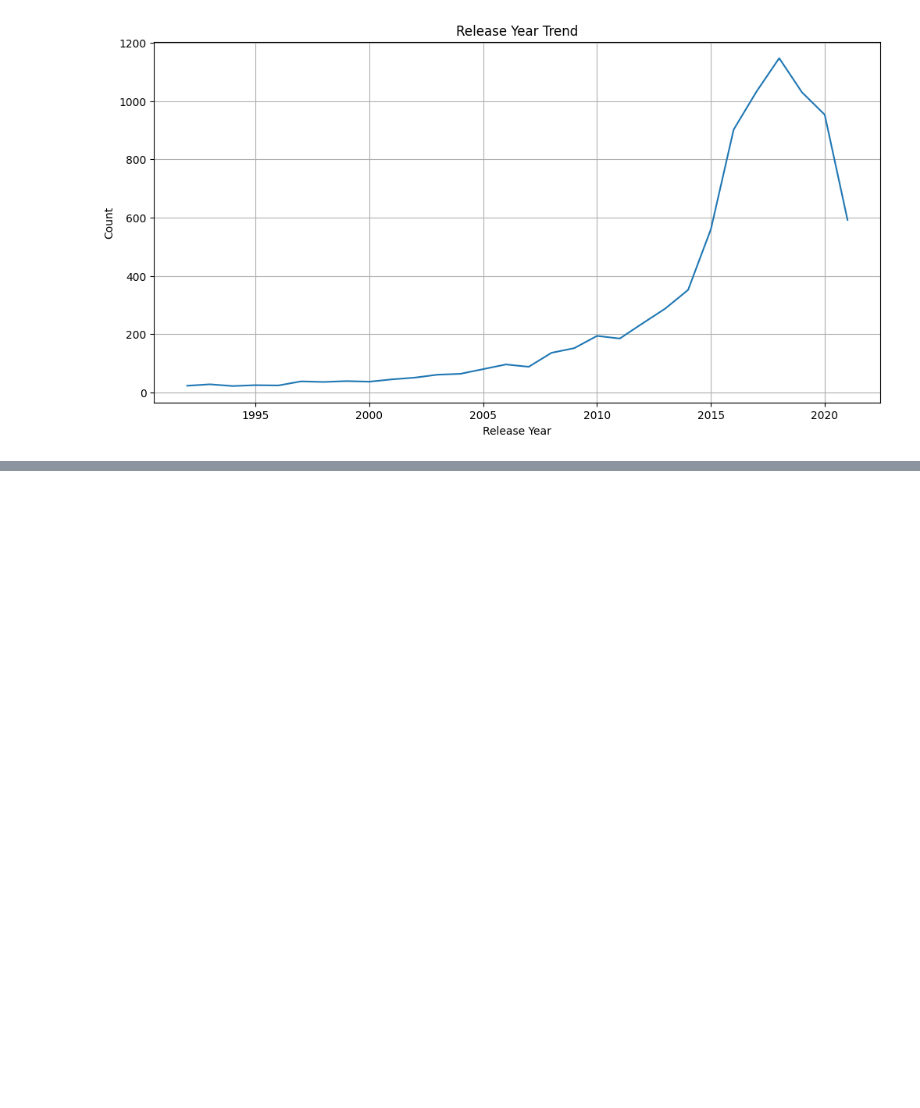
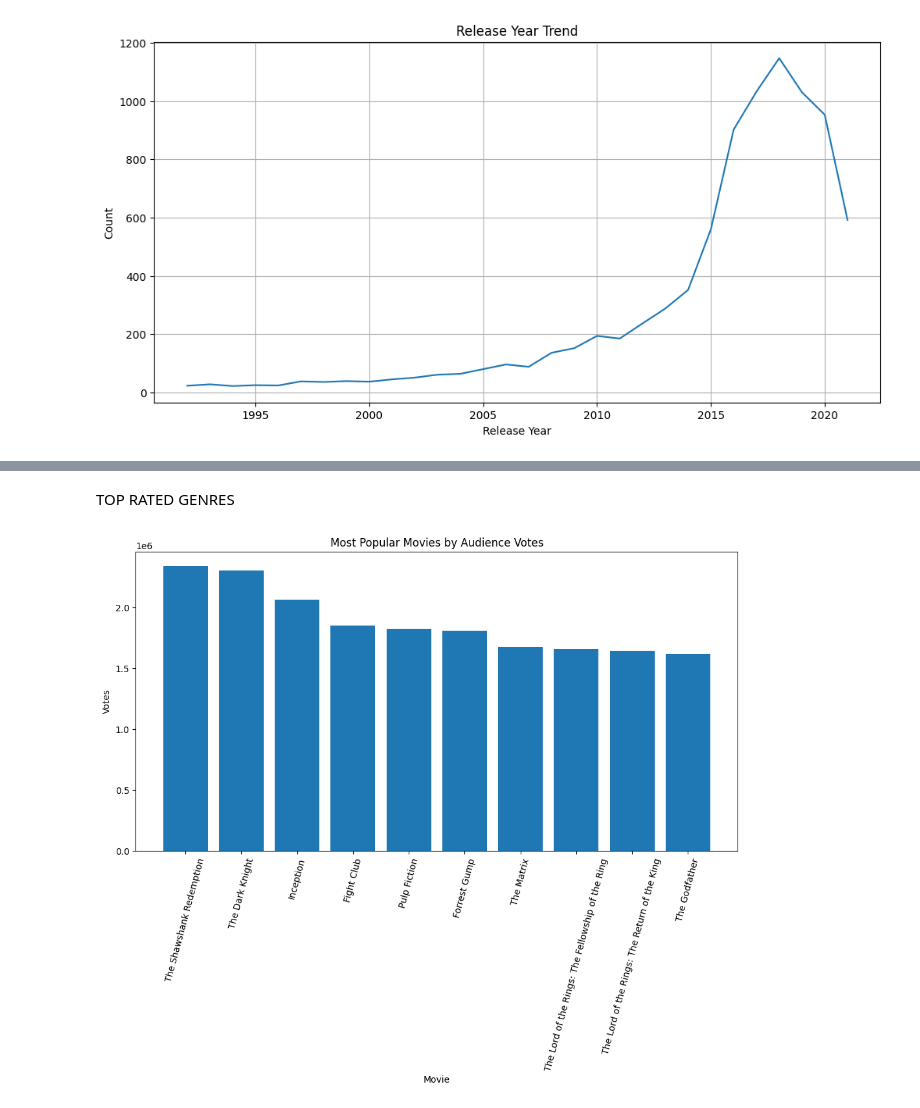
Before and after one commit to vaishya2811/Netflix-Social-Trend-Analytics, a Jupyter notebook: python_analysis/netflix_analysis.ipynb, the cells around one changed output, grey strips where cells are left out. Saved outputs shown, nothing was run; the diff lists cells and outputs as text; code cells hidden in the pictures; blank space fills up the shorter version.

```diff
--- a/python_analysis/netflix_analysis.ipynb
+++ b/python_analysis/netflix_analysis.ipynb
@@ -358,0 +447,22 @@ netflix_df.to_csv("../datasets/netflix_cleaned.csv", index=False)
+# %% [markdown]
+TOP RATED GENRES
+# %%
+top_voted = imdb_df.sort_values(by='No_of_Votes', ascending=False).head(10)
+
+top_voted[['Series_Title', 'No_of_Votes']]
+
+plt.figure(figsize=(12,6))
+
+plt.bar(top_voted['Series_Title'], top_voted['No_of_Votes'])
+
+plt.title('Most Popular Movies by Audience Votes')
+
+plt.xlabel('Movie')
+
+plt.ylabel('Votes')
+
+plt.xticks(rotation=75)
+
+plt.show()
+# %% [output]
+[figure, added]
```
Also changed, not shown: parts of 6 cells of this notebook.
